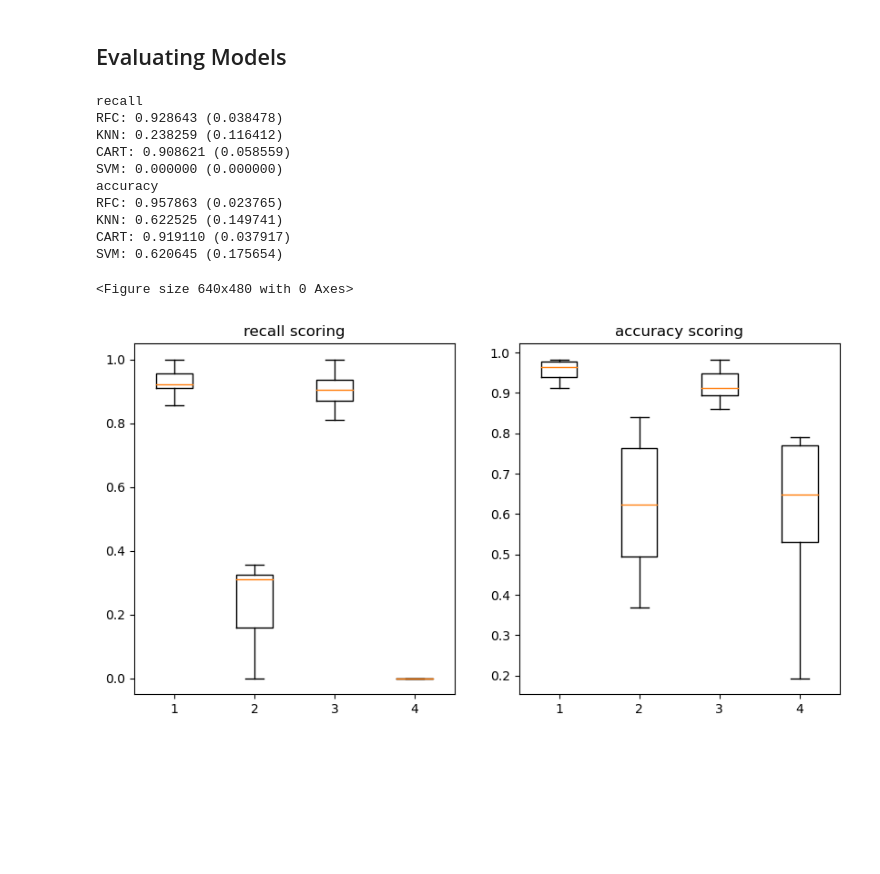
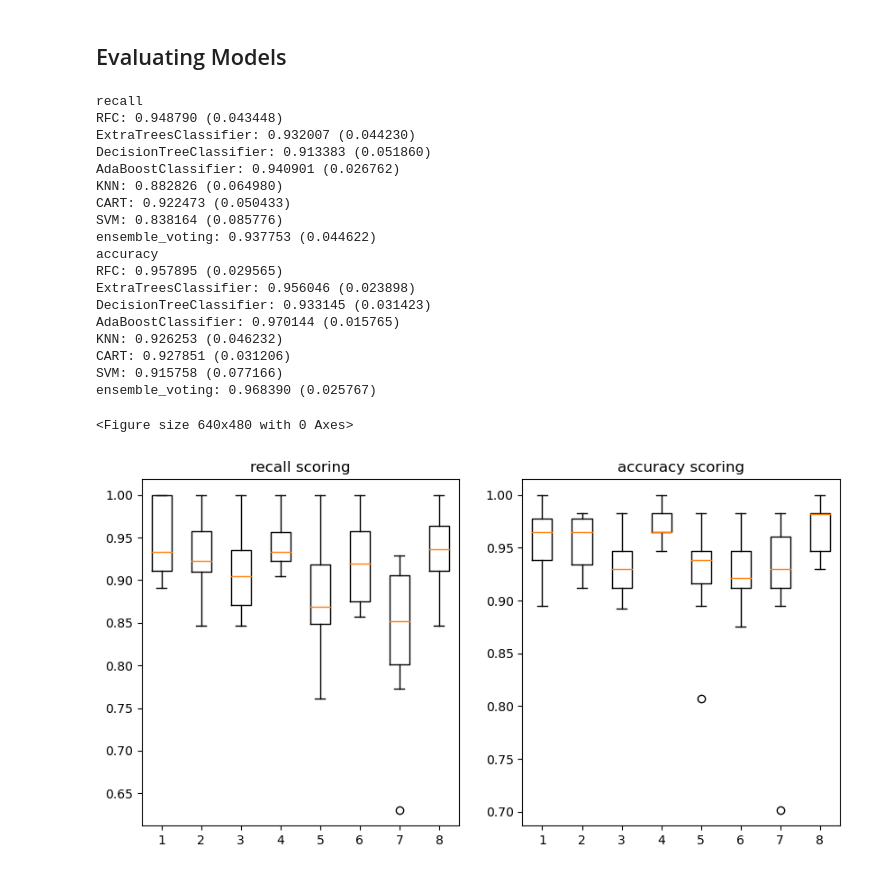
Before and after one commit to salahzaame/breast_cancer_prediction, a Jupyter notebook: cancer_pred.ipynb, the cells around one changed output. Drawn from its saved outputs; the diff is of its cells as text; code cells hidden in the pictures; blank space fills up the shorter version.

```diff
--- a/cancer_pred.ipynb
+++ b/cancer_pred.ipynb
@@ -78,6 +83,6 @@ Unnamed: 32                569
 dtype: int64
 # %%
 #droping the Unamed: 32 column because it containes only NaN values
-data = data.drop("Unnamed: 32", axis=1)
+data = data.drop(["Unnamed: 32", "id"], axis=1)
 data.isna().sum()
 # %% [output]
@@ -193,24 +198,37 @@ testing set shape : (114, 31)
 # %%
 # importing libraries
 from sklearn.model_selection import cross_val_score , KFold
-from sklearn.metrics import f1_score , make_scorer
+from sklearn.metrics import f1_score
 from sklearn.svm import SVC , LinearSVC
 from sklearn.neighbors import KNeighborsClassifier
 from sklearn.tree import DecisionTreeClassifier
-from sklearn.ensemble import RandomForestClassifier
+from sklearn.ensemble import RandomForestClassifier , VotingClassifier
+from sklearn.ensemble import ExtraTreesClassifier
+from sklearn.tree import DecisionTreeClassifier
+from sklearn.ensemble import AdaBoostClassifier
+
+ensemble_models = [ ('RFC',RandomForestClassifier()),
+                    ('CART',DecisionTreeClassifier()),
+                    ('ExtraTreesClassifier', ExtraTreesClassifier()),
+                    ('DecisionTreeClassifier' ,DecisionTreeClassifier()),
+                    ('AdaBoostClassifier', AdaBoostClassifier())]
+ensemble = VotingClassifier(estimators=ensemble_models , voting='hard')
+
 models = []
-
-
-# models.append(('LinearSVC', LinearSVC()))
 models.append(('RFC',RandomForestClassifier()))
+models.append(('ExtraTreesClassifier', ExtraTreesClassifier()))
+models.append(('DecisionTreeClassifier' ,DecisionTreeClassifier()))
+models.append(('AdaBoostClassifier', AdaBoostClassifier()))
 models.append(('KNN', KNeighborsClassifier()))
 models.append(('CART',DecisionTreeClassifier()))
 models.append(('SVM', SVC()))
+models.append(('ensemble_voting', ensemble))
 # evaluate each model in turn
 results1 = []
 results2 = []
 names = []
 scoring1 = 'recall'
+
 print(scoring1)
 for name, model in models:
     kfold = KFold(n_splits=10, random_state=None)
@@ -219,41 +237,49 @@ for name, model in models:
     names.append(name)
     msg = "%s: %f (%f)" % (name, cv_results.mean(), cv_results.std())
     print(msg)
 # f1_scorer = make_scorer(f1_score)
 scoring2 = 'accuracy'
 print(scoring2)
 for name, model in models:
     kfold = KFold(n_splits=10, random_state=None)
     cv_results = cross_val_score(model, x, y, cv=kfold, scoring=scoring2)
     results2.append(cv_results)
     names.append(name)
     msg = "%s: %f (%f)" % (name, cv_results.mean(), cv_results.std())
     print(msg)
 # boxplot algorithms comparison
 fig = plt.figure()
 fig.suptitle('Algorithm Comparison')
 fig , ax = plt.subplots(nrows= 1 ,
                         ncols=2,
                         figsize = (10,5))
 ax[0].boxplot(results1);
 ax[1].boxplot(results2);
 # ax[0].set_xticklabels(names)
 ax[0].title.set_text(f'{scoring1} scoring')
 ax[1].title.set_text(f'{scoring2} scoring')
 # ax[1].set_xticklabels(names)
 plt.show()
 # %% [output]
 recall
-RFC: 0.928643 (0.038478)
-KNN: 0.238259 (0.116412)
-CART: 0.908621 (0.058559)
-SVM: 0.000000 (0.000000)
+RFC: 0.948790 (0.043448)
+ExtraTreesClassifier: 0.932007 (0.044230)
+DecisionTreeClassifier: 0.913383 (0.051860)
+AdaBoostClassifier: 0.940901 (0.026762)
+KNN: 0.882826 (0.064980)
+CART: 0.922473 (0.050433)
+SVM: 0.838164 (0.085776)
+ensemble_voting: 0.937753 (0.044622)
 accuracy
-RFC: 0.957863 (0.023765)
-KNN: 0.622525 (0.149741)
-CART: 0.919110 (0.037917)
-SVM: 0.620645 (0.175654)
+RFC: 0.957895 (0.029565)
+ExtraTreesClassifier: 0.956046 (0.023898)
+DecisionTreeClassifier: 0.933145 (0.031423)
+AdaBoostClassifier: 0.970144 (0.015765)
+KNN: 0.926253 (0.046232)
+CART: 0.927851 (0.031206)
+SVM: 0.915758 (0.077166)
+ensemble_voting: 0.968390 (0.025767)
 <Figure size 640x480 with 0 Axes>
-[figure, old version]
+[figure, new version]
 # %%
 #Testing Random Forest Classifier
```
Also changed, not shown: parts of 12 cells of this notebook, 4 other files.
